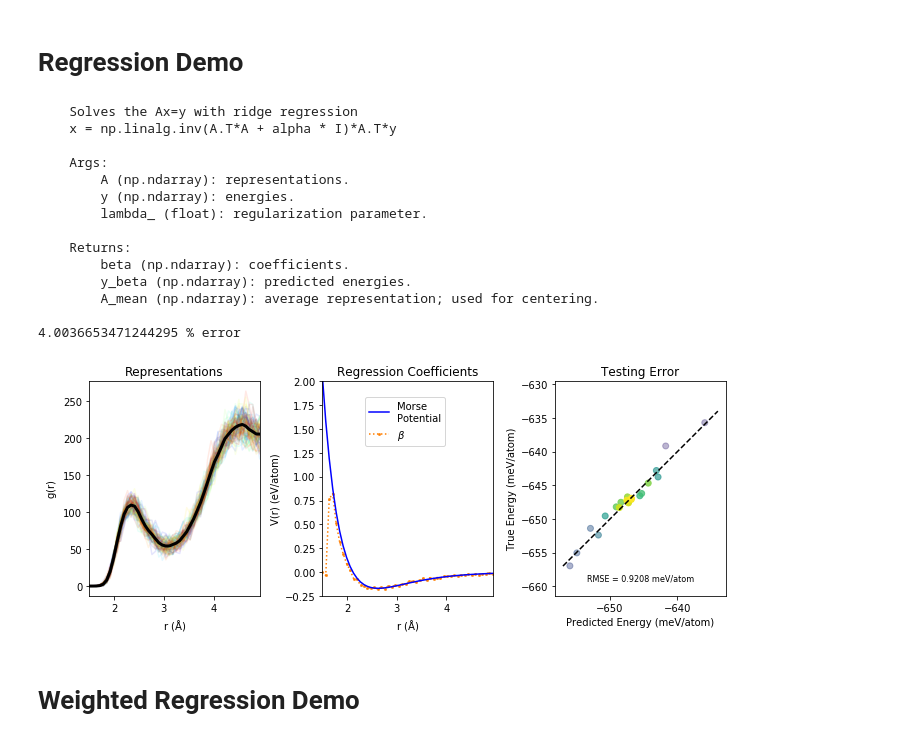
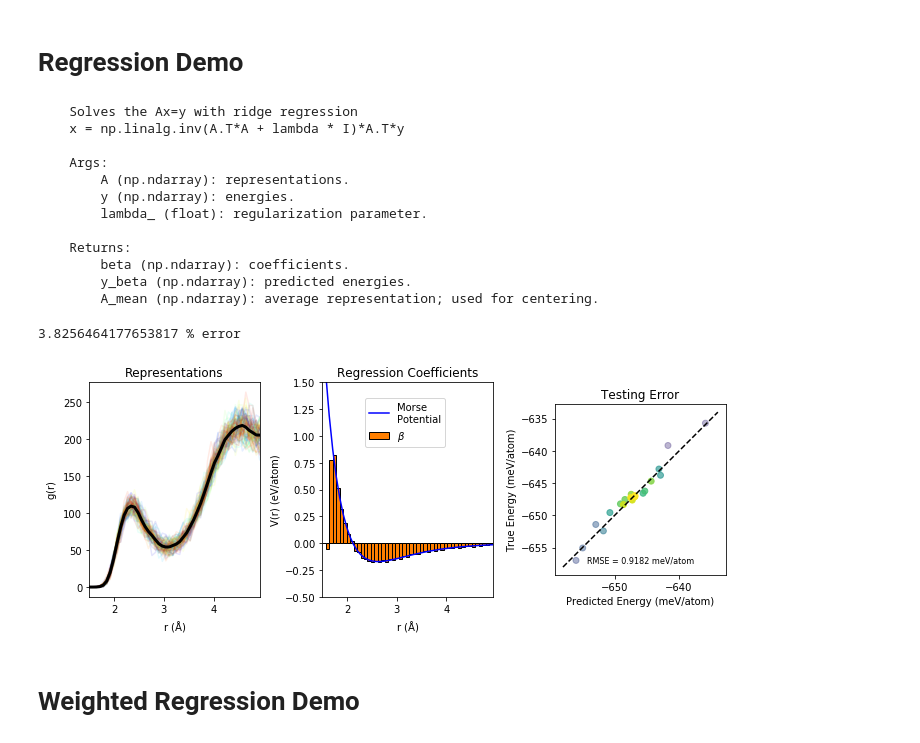
Before and after one commit to uf3/uf3, a Jupyter notebook: examples/linearqmml_workflow.ipynb, the cells around one changed output. Cells and saved outputs as stored; diff of their text form; code cells hidden in the pictures.

Commit message:
Add fused cross validation of regularization parameter (lambda) and ridge regression demo.

```diff
--- a/examples/linearqmml_workflow.ipynb
+++ b/examples/linearqmml_workflow.ipynb
@@ -381,36 +381,46 @@ y_train = energies[:n_train]
 
 x_test = repr_df.iloc[n_train:].values
 y_test = energies[n_train:len(repr_df)]
+# %%
+res = pd.DataFrame(columns=['Train RMSE', 'CV RMSE'])
+for lambda_ in tqdm_wrap(np.logspace(-3, 3, 61)):
+    train_rmse, cv_rmse = cross_validation(ridge_regression,
+                                           x_train,
+                                           y_train,
+                                           lambda_=lambda_)
+    res.loc[lambda_] = [train_rmse, cv_rmse]
+# %%
+lambda_ = res['CV RMSE'].idxmin()
+coefficients, predictions, input_mean = ridge_regression(x_train,
+                                                         y_train,
+                                                         lambda_=lambda_)
+print(ridge_regression.__doc__)
+# %% [output]
+    Solves the Ax=y with ridge regression
+    x = np.linalg.inv(A.T*A + lambda * I)*A.T*y
+
+    Args:
+        A (np.ndarray): representations.
+        y (np.ndarray): energies.
+        lambda_ (float): regularization parameter.
+
+    Returns:
+        beta (np.ndarray): coefficients.
+        y_beta (np.ndarray): predicted energies.
+        A_mean (np.ndarray): average representation; used for centering.
 # %%
-coefficients, predictions, input_mean = ridge_regression(x_train,
-                                                         y_train,
-                                                         lambda_=1e-1)
-print(ridge_regression.__doc__)
 test_predictions = np.dot(coefficients, x_test.T)
 
-r_range = handler_r.bin_edges[0][:-1]
+r_range = handler_r.bin_edges[0]
 plot_morse_performance(coefficients,
                        test_predictions,
                        y_test,
                        repr_df.values,
                        r_range)
 plt.show()
 # %% [output]
-    Solves the Ax=y with ridge regression
-    x = np.linalg.inv(A.T*A + alpha * I)*A.T*y
-
-    Args:
-        A (np.ndarray): representations.
-        y (np.ndarray): energies.
-        lambda_ (float): regularization parameter.
-
-    Returns:
-        beta (np.ndarray): coefficients.
-        y_beta (np.ndarray): predicted energies.
-        A_mean (np.ndarray): average representation; used for centering.
-
-4.0036653471244295 % error
+3.8256464177653817 % error
-[figure, old version]
+[figure, new version]
 # %% [markdown]
 # Weighted Regression Demo
 # %%
```
Also changed, not shown: parts of 9 cells of this notebook.
